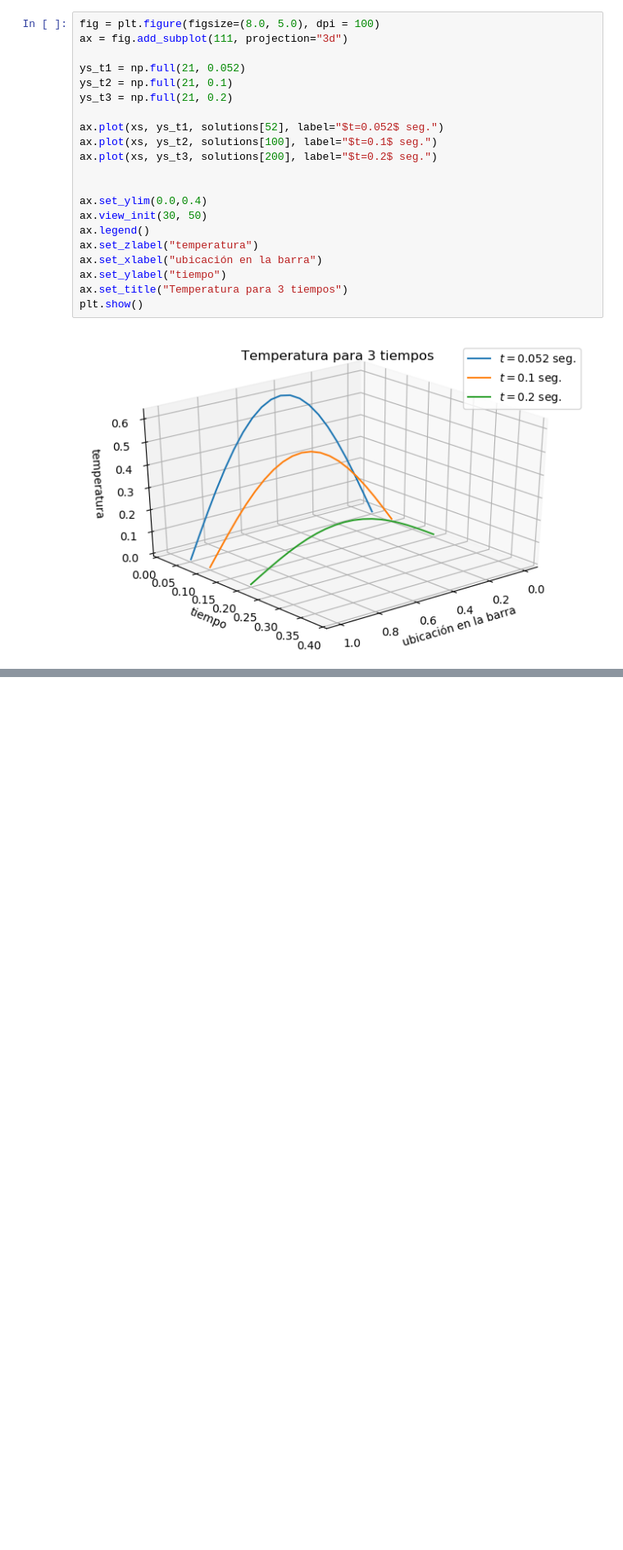
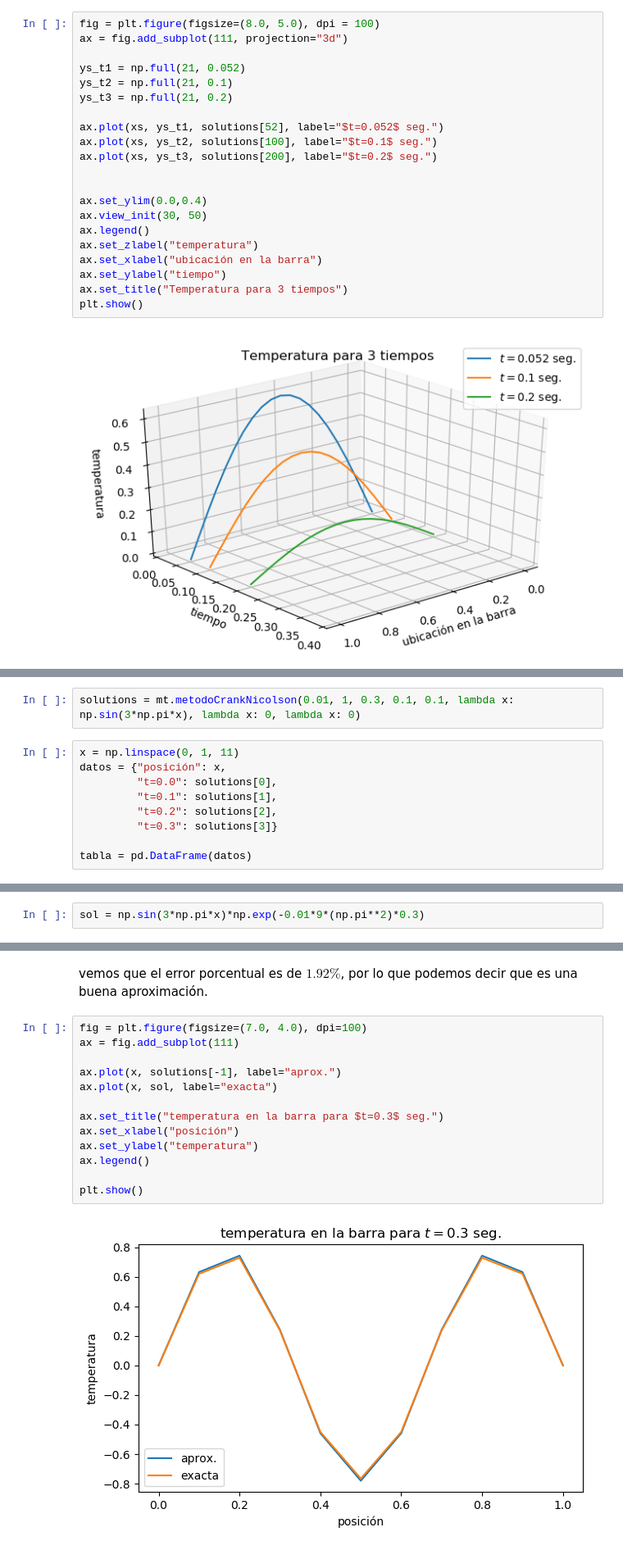
Before and after one commit to Coracaos/Metodos-Numericos-EDP, a Jupyter notebook: practica01.ipynb, the cells around one changed output, grey strips where cells are left out. Shown at 82% size. Saved outputs shown, nothing was run; the diff lists cells and outputs as text; blank space fills up the shorter version.

```diff
--- a/practica01.ipynb
+++ b/practica01.ipynb
@@ -418,0 +482,11 @@ plt.show()
+# %%
+solutions = mt.metodoCrankNicolson(0.01, 1, 0.3, 0.1, 0.1, lambda x: np.sin(3*np.pi*x), lambda x: 0, lambda x: 0)
+# %%
+x = np.linspace(0, 1, 11)
+datos = {"posición": x,
+         "t=0.0": solutions[0],
+         "t=0.1": solutions[1],
+         "t=0.2": solutions[2],
+         "t=0.3": solutions[3]}
+
+tabla = pd.DataFrame(datos)
@@ -418,0 +517,2 @@ plt.show()
+# %%
+sol = np.sin(3*np.pi*x)*np.exp(-0.01*9*(np.pi**2)*0.3)
@@ -418,0 +534,17 @@ plt.show()
+# %% [markdown]
+vemos que el error porcentual es de $1.92\%$, por lo que podemos decir que es una buena aproximación.
+# %%
+fig = plt.figure(figsize=(7.0, 4.0), dpi=100)
+ax = fig.add_subplot(111)
+
+ax.plot(x, solutions[-1], label="aprox.")
+ax.plot(x, sol, label="exacta")
+
+ax.set_title("temperatura en la barra para $t=0.3$ seg.")
+ax.set_xlabel("posición")
+ax.set_ylabel("temperatura")
+ax.legend()
+
+plt.show()
+# %% [output]
+[figure, added]
```
Also changed, not shown: parts of 64 cells of this notebook, 2 other files.
